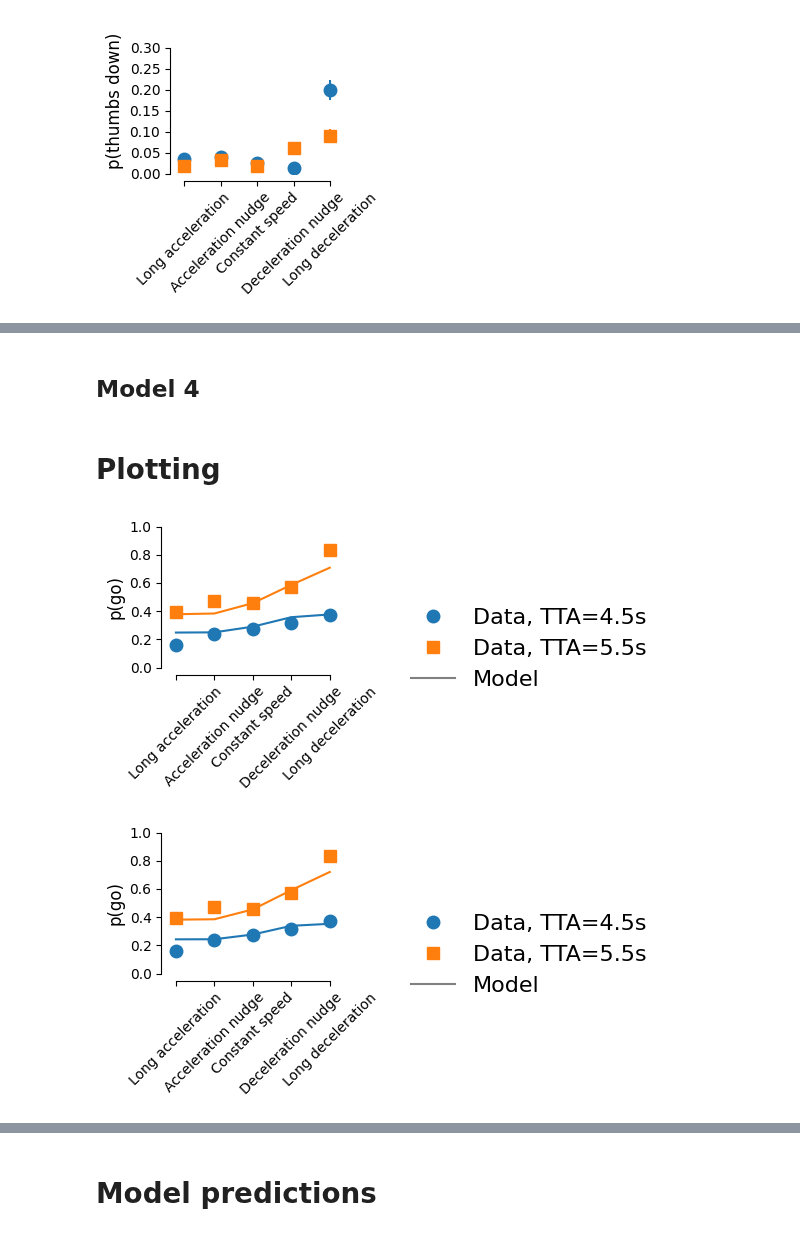
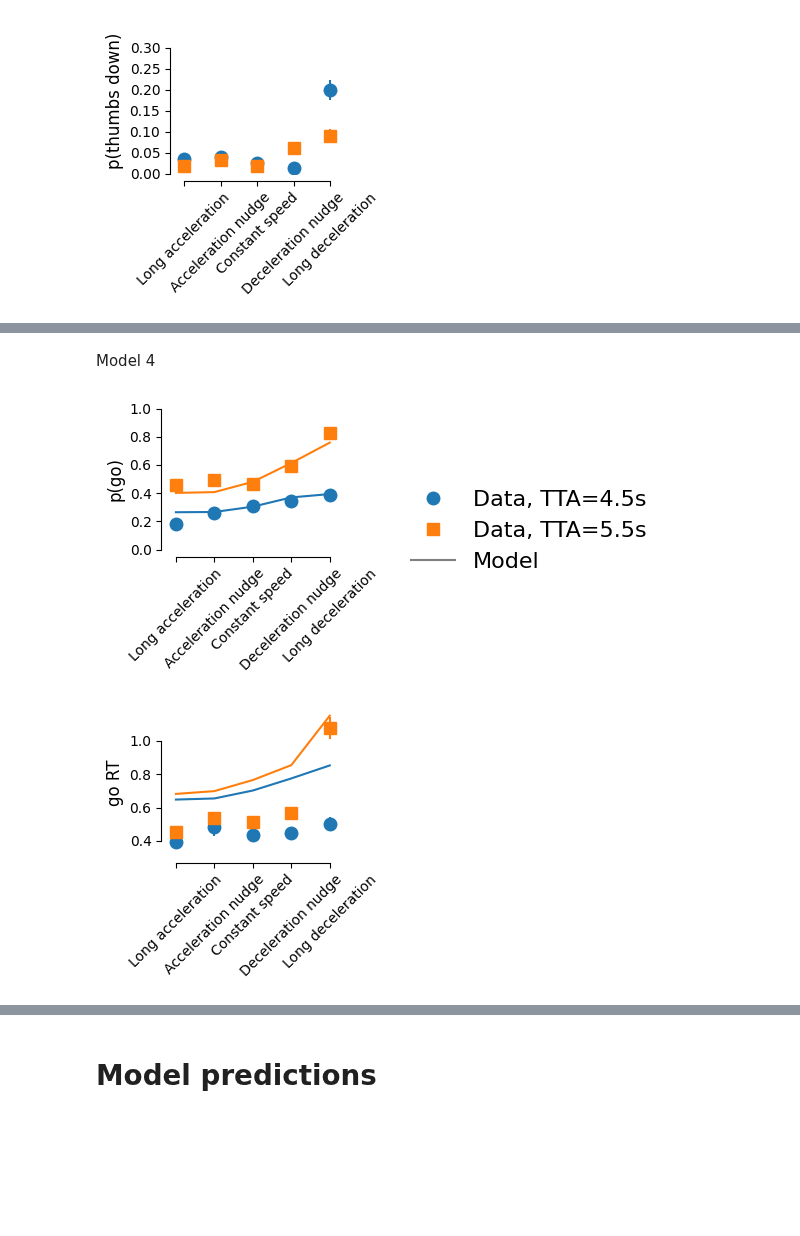
Before and after one commit to tud-hri/nudging-humans-in-traffic, a Jupyter notebook: 04_figures.ipynb, the cells around one changed output, grey strips where cells are left out. Cells and saved outputs as stored; diff of their text form; code cells hidden in the pictures; blank space fills up the shorter version.

Commit message:
Model fitting updated

```diff
--- a/04_figures.ipynb
+++ b/04_figures.ipynb
@@ -194,6 +194,6 @@ model_measures = pd.read_csv("modeling/fit_results/%s/subj_all_sim_measures.csv"
 model_measures["a_values"] = model_measures.a_values.apply(ast.literal_eval).apply(tuple)
-# %% [markdown]
-## Model 4
+# %% [markdown]
+Model 4
 # %%
 model_label="model_acceleration_dependent_v2"
 model_measures = pd.read_csv("modeling/fit_results/%s/subj_all_sim_measures.csv" % model_label)
@@ -203,18 +203,15 @@ model_measures = model_measures[((model_measures.a_1==4) & (model_measures.a_2==
                                 | ((model_measures.a_1==-4) & (model_measures.a_2==4))
                                 | ((model_measures.a_1==-4) & (model_measures.a_2==-4))]
 model_measures["a_values"] = list(zip(np.zeros(len(model_measures)), model_measures.a_1, model_measures.a_2, np.zeros(len(model_measures))))
-# %% [markdown]
-# Plotting
 # %%
 model_measures["condition"] = pd.Categorical(model_measures["a_values"].map(condition_map), categories=condition_map.values(), ordered=True)
 # %%
-plot_var_by_condition(exp_measures, model_measures, var="is_go_decision", model_label=model_label,
+plot_var_by_condition(exp_measures[~np.isnan(exp_measures.RT)], model_measures, var="is_go_decision", model_label=model_label,
                       include_model=True, include_legend=True)
 # %% [output]
-[figure, old version]
+[figure, new version]
 # %%
-plot_var_by_condition(exp_measures, model_measures, var="is_go_decision", model_label=model_label,
-                      include_model=True, include_legend=True)
+plot_var_by_condition(exp_measures[~np.isnan(exp_measures.RT)], model_measures, var="RT_go", model_label=model_label, include_model=True)
 # %% [output]
-[figure, old version]
+[figure, new version]
 # %%
```
Also changed, not shown: parts of 10 cells of this notebook, 23 other files.
